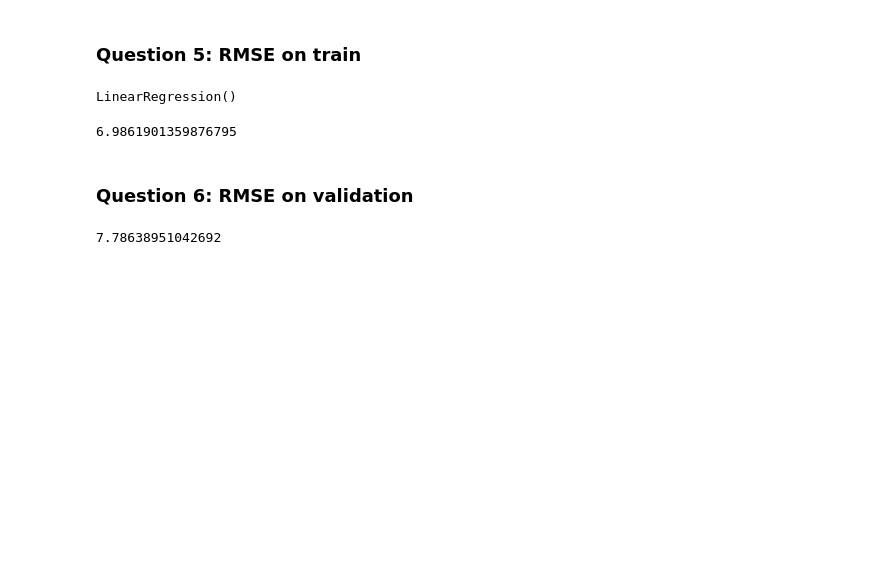
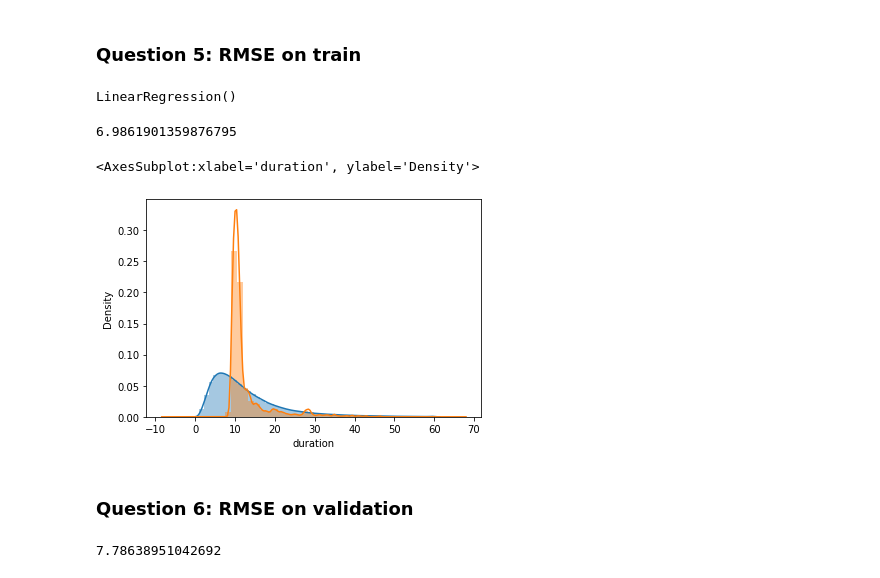
Before and after one commit to marijavlajic/mlops-zoomcamp-coursework, a Jupyter notebook: week_01/week_01-homework.ipynb, the cells around one changed output. Cells and saved outputs as stored; diff of their text form; code cells hidden in the pictures; blank space fills up the shorter version.

```diff
--- a/week_01/week_01-homework.ipynb
+++ b/week_01/week_01-homework.ipynb
@@ -58,6 +60,14 @@ LinearRegression()
 mean_squared_error(y_train, lr.predict(X_train_fe), squared=False)
 # %% [output]
 6.9861901359876795
+# %%
+y_pred = lr.predict(X_train_fe)
+# %%
+sns.distplot(y_train, label='true')
+sns.distplot(y_pred, label='prediction')
+# %% [output]
+<AxesSubplot:xlabel='duration', ylabel='Density'>
+[figure, added]
 # %% [markdown]
 ### Question 6: RMSE on validation
 # %%
```
Also changed, not shown: parts of 4 cells of this notebook.
